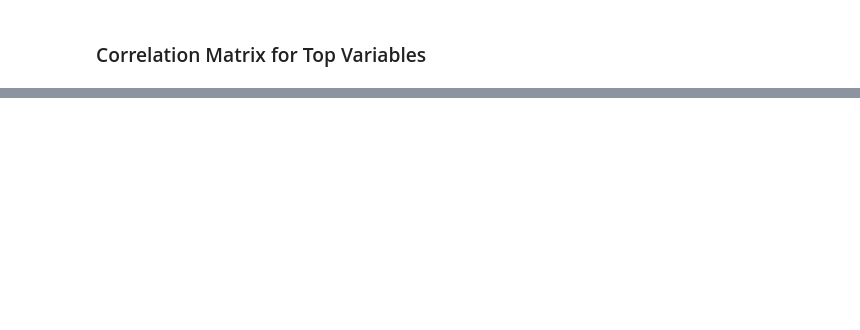
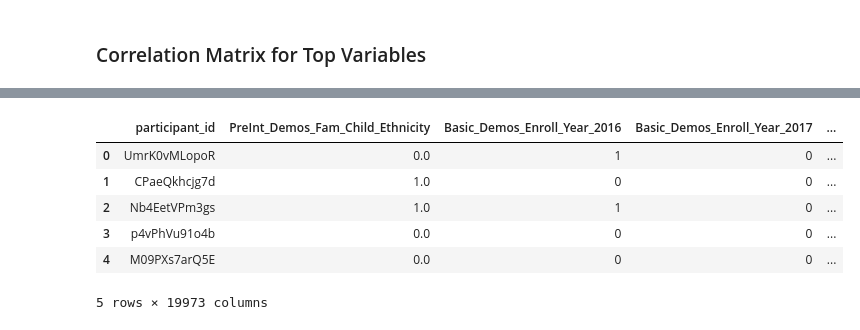
Before and after one commit to fatimahyusof/WiDS, a Jupyter notebook: Wids.ipynb, the cells around one changed output, grey strips where cells are left out. Saved outputs shown, nothing was run; the diff lists cells and outputs as text; code cells hidden in the pictures; blank space fills up the shorter version.

```diff
--- a/Wids.ipynb
+++ b/Wids.ipynb
@@ -1472,0 +1605,12 @@ NameError: name 'pd' is not defined
+# %%
+train_x_df = pd.merge(train_cat_FCM , train_Quant, on = 'participant_id')
+# ensure it looks accurate
+train_x_df.head()
+# %% [output]
+|  | participant_id | PreInt_Demos_Fam_Child_Ethnicity | Basic_Demos_Enroll_Year_2016 | Basic_Demos_Enroll_Year_2017 | ... |
+| 0 | UmrK0vMLopoR | 0.0 | 1 | 0 | ... |
+| 1 | CPaeQkhcjg7d | 1.0 | 0 | 0 | ... |
+| 2 | Nb4EetVPm3gs | 1.0 | 1 | 0 | ... |
+| 3 | p4vPhVu91o4b | 0.0 | 0 | 0 | ... |
+| 4 | M09PXs7arQ5E | 0.0 | 0 | 0 | ... |
+5 rows × 19973 columns
```
Also changed, not shown: parts of 44 cells of this notebook.
